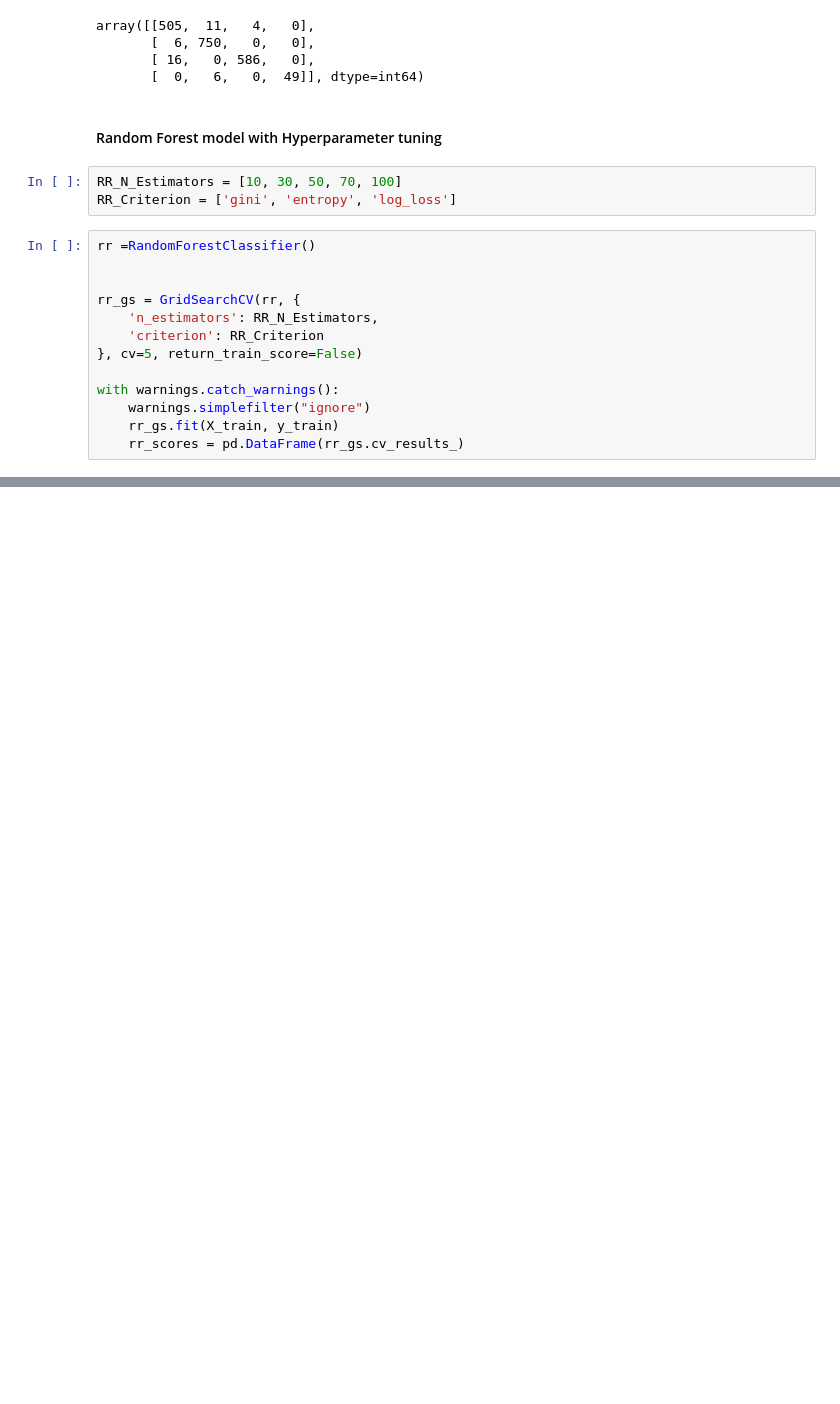
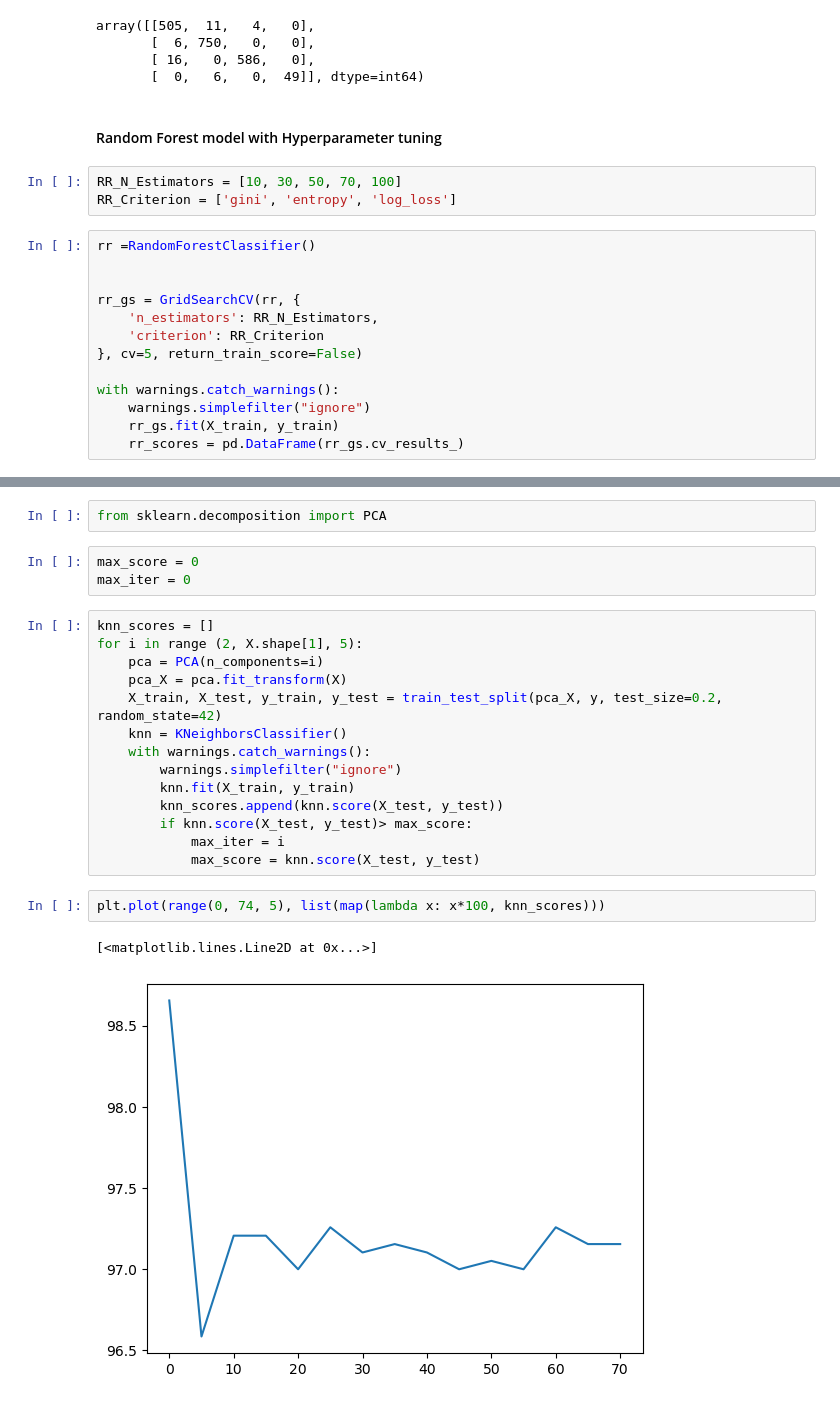
Before and after one commit to Clint-Os/PortfolioProjects, a Jupyter notebook: ML Project-Child anemia.ipynb, the cells around one changed output, grey strips where cells are left out. Drawn from its saved outputs; the diff is of its cells as text; blank space fills up the shorter version.

```diff
--- a/ML Project-Child anemia.ipynb
+++ b/ML Project-Child anemia.ipynb
@@ -302,0 +375,24 @@ plt.plot(rr_scores.index, rr_scores.mean_test_score)
+# %%
+from sklearn.decomposition import PCA
+# %%
+max_score = 0
+max_iter = 0
+# %%
+knn_scores = []
+for i in range (2, X.shape[1], 5):
+    pca = PCA(n_components=i)
+    pca_X = pca.fit_transform(X)
+    X_train, X_test, y_train, y_test = train_test_split(pca_X, y, test_size=0.2, random_state=42)
+    knn = KNeighborsClassifier()
+    with warnings.catch_warnings():
+        warnings.simplefilter("ignore")
+        knn.fit(X_train, y_train)
+        knn_scores.append(knn.score(X_test, y_test))
+        if knn.score(X_test, y_test)> max_score:
+            max_iter = i
+            max_score = knn.score(X_test, y_test)
+# %%
+plt.plot(range(0, 74, 5), list(map(lambda x: x*100, knn_scores)))
+# %% [output]
+[<matplotlib.lines.Line2D at 0x...>]
+[figure, added]
```
Also changed, not shown: parts of 33 cells of this notebook.
